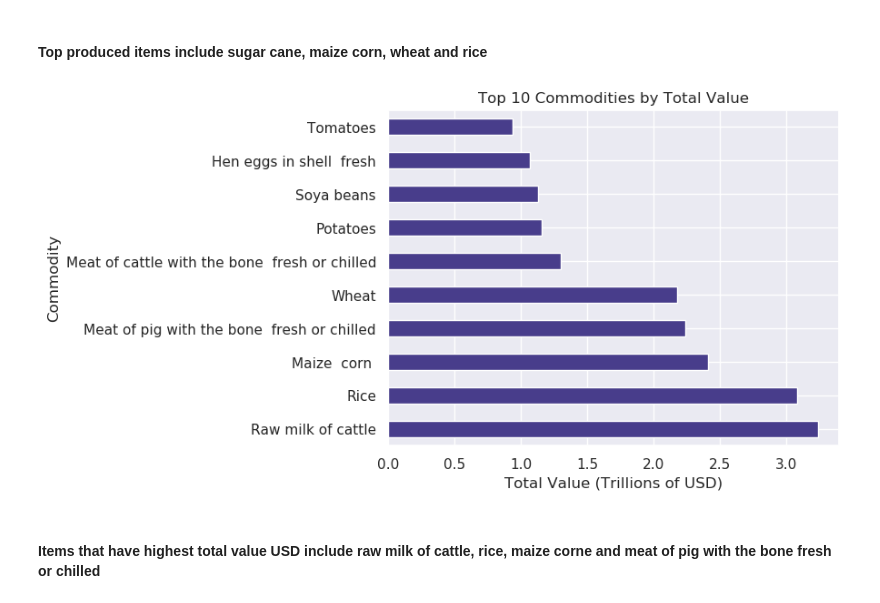
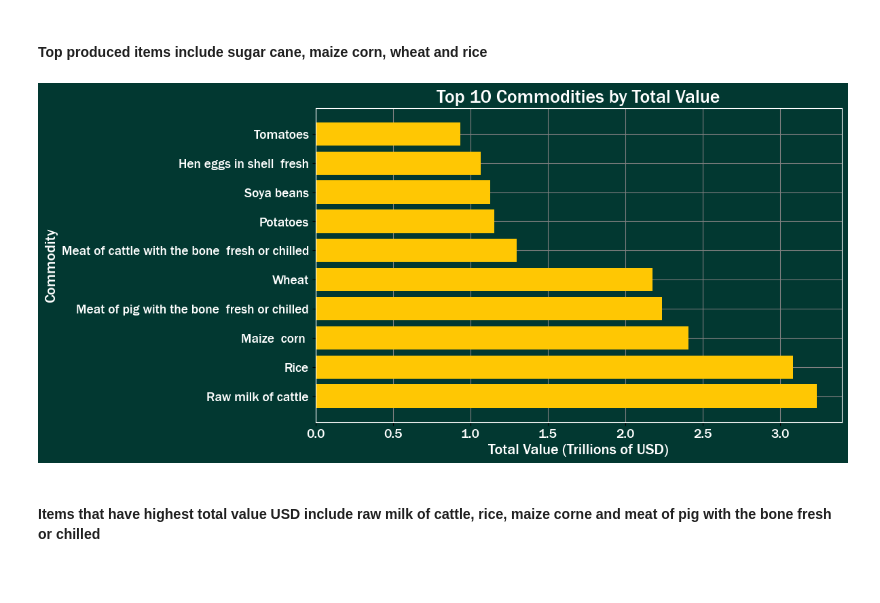
Before and after one commit to hunterblum/CloudFinal-Team1, a Jupyter notebook: PresentationPlots/PresentationPlots.ipynb, the cells around one changed output. Cells and saved outputs as stored; diff of their text form; code cells hidden in the pictures; blank space fills up the shorter version.

```diff
--- a/PresentationPlots/PresentationPlots.ipynb
+++ b/PresentationPlots/PresentationPlots.ipynb
@@ -529,21 +566,32 @@ plt.show()
 #### Top produced items include sugar cane, maize corn, wheat and rice
 # %%
 #Total value usd based on Item
-usd_item = df.total_value_usd.groupby(df['item']).sum().astype(int).reset_index(name="sum")
+usd_item = df.total_value_usd.groupby(df['item']).sum().reset_index(name="sum")
 usd_item = usd_item.sort_values(by=['sum'], ascending=False).head(10)
 
 usd_item2 = usd_item
 usd_item2['sum'] = usd_item2['sum']/1_000_000_000_000
 
+bars = usd_item2['item']
+height = usd_item2['sum']
+y_pos = np.arange(len(bars))
 
-usd_item2.plot(kind='barh', title= 'Top 10 Commodities by Total Value', x=('item'), y = ('sum'),
-               legend = None, color = 'darkslateblue')
 
-plt.xlabel('Total Value (Trillions of USD)')
-plt.ylabel('Commodity')
+fig = plt.figure(facecolor=pres_green, figsize=(10,6))
+ax = plt.axes()
+ax.set_facecolor(pres_green)
+ax.set_axisbelow(True)
+plt.grid(color = "grey")
+plt.barh(y_pos, height, color = pres_yellow)
+
+plt.title("Top 10 Commodities by Total Value", color = pres_white)
+plt.ylabel("Commodity", color = pres_white)
+plt.xlabel("Total Value (Trillions of USD)", color = pres_white)
+plt.yticks(y_pos, bars, color = pres_white)
+plt.xticks(color = pres_white)
 plt.show()
 # %% [output]
-[figure, old version]
+[figure, new version]
 # %% [markdown]
 #### Items that have highest total value USD include raw milk of cattle, rice, maize corne and meat of pig with the bone fresh or chilled
 # %% [markdown]
```
Also changed, not shown: parts of 28 cells of this notebook, 1 other file.
